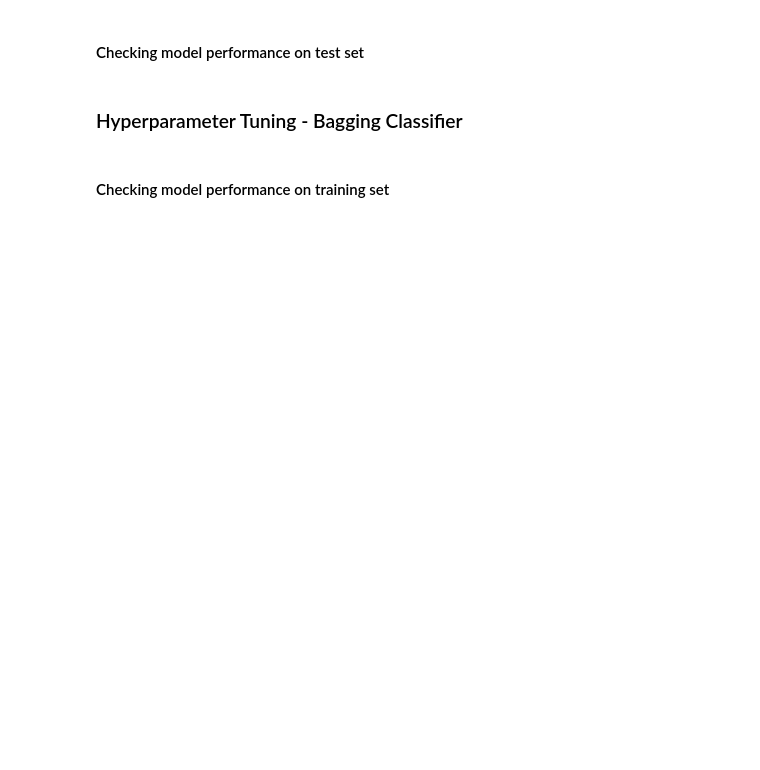
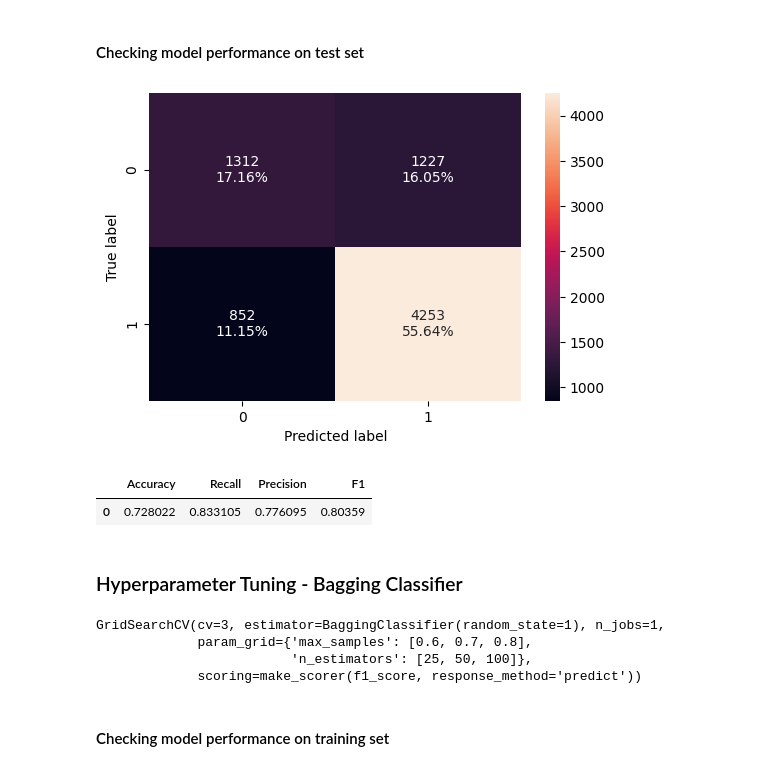
Before and after one commit to Mahal09/Python, a Jupyter notebook: DSBA_Project_EasyVisa_LowCode.ipynb, the cells around one changed output. Cells and saved outputs as stored; diff of their text form; code cells hidden in the pictures; blank space fills up the shorter version.

```diff
--- a/DSBA_Project_EasyVisa_LowCode.ipynb
+++ b/DSBA_Project_EasyVisa_LowCode.ipynb
@@ -835,10 +879,15 @@ bagging_classifier_model_train_perf
 # %% [markdown]
 #### Checking model performance on test set
 # %%
-'_______' ## Complete the code to create confusion matrix for test data
+confusion_matrix_sklearn(bagging_classifier, X_test, y_test) ## Complete the code to create confusion matrix for test data
+# %% [output]
+[figure, added]
 # %%
-bagging_classifier_model_test_perf = model_performance_classification_sklearn('_______') ## Complete the code to check performance for test data
+bagging_classifier_model_test_perf = model_performance_classification_sklearn(bagging_classifier,X_test,y_test) ## Complete the code to check performance for test data
 bagging_classifier_model_test_perf
+# %% [output]
+|  | Accuracy | Recall | Precision | F1 |
+| 0 | 0.728022 | 0.833105 | 0.776095 | 0.80359 |
 # %% [markdown]
 ### Hyperparameter Tuning - Bagging Classifier
 # %%
@@ -864,5 +922,34 @@ bagging_estimator_tuned = grid_obj.best_estimator_
 
 # Fit the best algorithm to the data.
 bagging_estimator_tuned.fit(X_train, y_train)
+# %%
+import gc
+from sklearn.ensemble import BaggingClassifier
+from sklearn.model_selection import GridSearchCV, train_test_split
+from sklearn import metrics
+
+# Reduce dataset size
+X_small, _, y_small, _ = train_test_split(X_train, y_train, train_size=0.3, random_state=1)
+
+# Define classifier with fewer estimators
+bagging_estimator_tuned = BaggingClassifier(random_state=1, n_estimators=10)
+
+# Define parameters (simplified)
+parameters = {"max_samples": [0.6,0.7, 0.8], "n_estimators": [25,50,100]}
+
+# Define scoring metric
+acc_scorer = metrics.make_scorer(metrics.f1_score)
+
+# Clear memory
+gc.collect()
+
+# Run GridSearchCV with minimal settings
+grid_obj = GridSearchCV(bagging_estimator_tuned, parameters, scoring=acc_scorer, cv=3, n_jobs=1)
+grid_obj.fit(X_small, y_small)
+# %% [output]
+GridSearchCV(cv=3, estimator=BaggingClassifier(random_state=1), n_jobs=1,
+             param_grid={'max_samples': [0.6, 0.7, 0.8],
+                         'n_estimators': [25, 50, 100]},
+             scoring=make_scorer(f1_score, response_method='predict'))
 # %% [markdown]
 #### Checking model performance on training set
```
Also changed, not shown: parts of 56 cells of this notebook.
